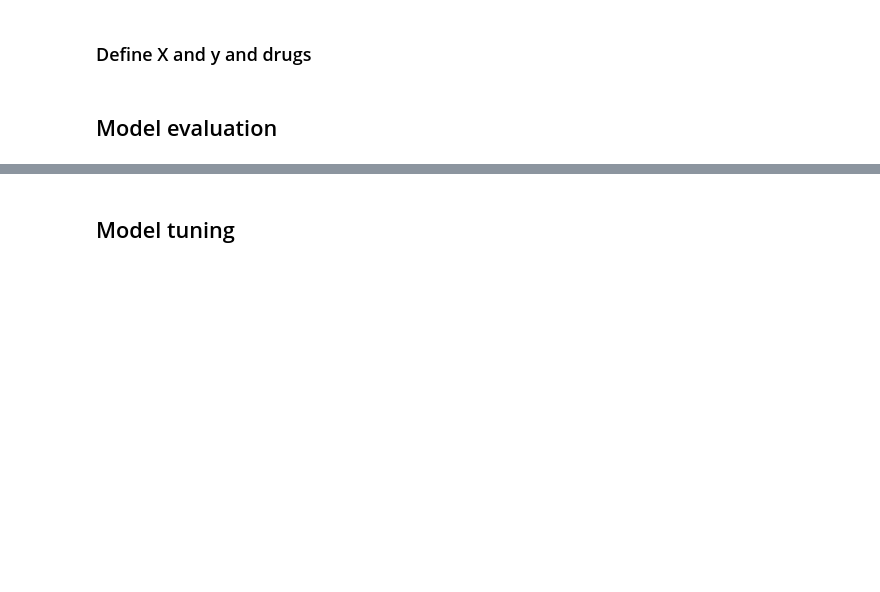
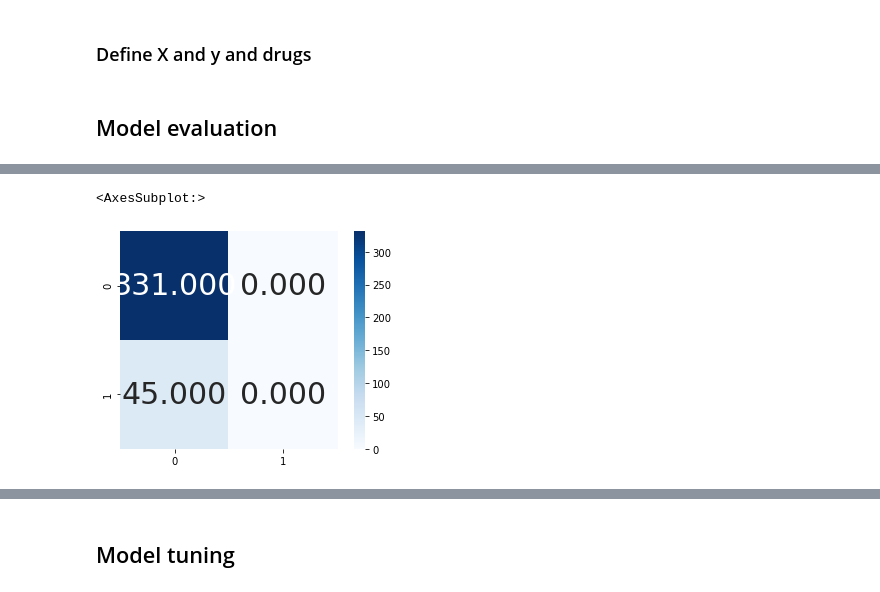
Before and after one commit to carlotta-ulm/Drug_Consumption, a Jupyter notebook: notebooks/modelling/modelling_carlotta.ipynb, the cells around one changed output, grey strips where cells are left out. Drawn from its saved outputs; the diff is of its cells as text; code cells hidden in the pictures; blank space fills up the shorter version.

```diff
--- a/notebooks/modelling/modelling_carlotta.ipynb
+++ b/notebooks/modelling/modelling_carlotta.ipynb
@@ -51,0 +109,6 @@ x = df[25:44]
+# %%
+sns.heatmap(cm, annot=True, annot_kws={"size":30},
+            cmap='Blues', square=True, fmt='.3f')
+# %% [output]
+<AxesSubplot:>
+[figure, added]
```
Also changed, not shown: parts of 21 cells of this notebook, 5 other files.
